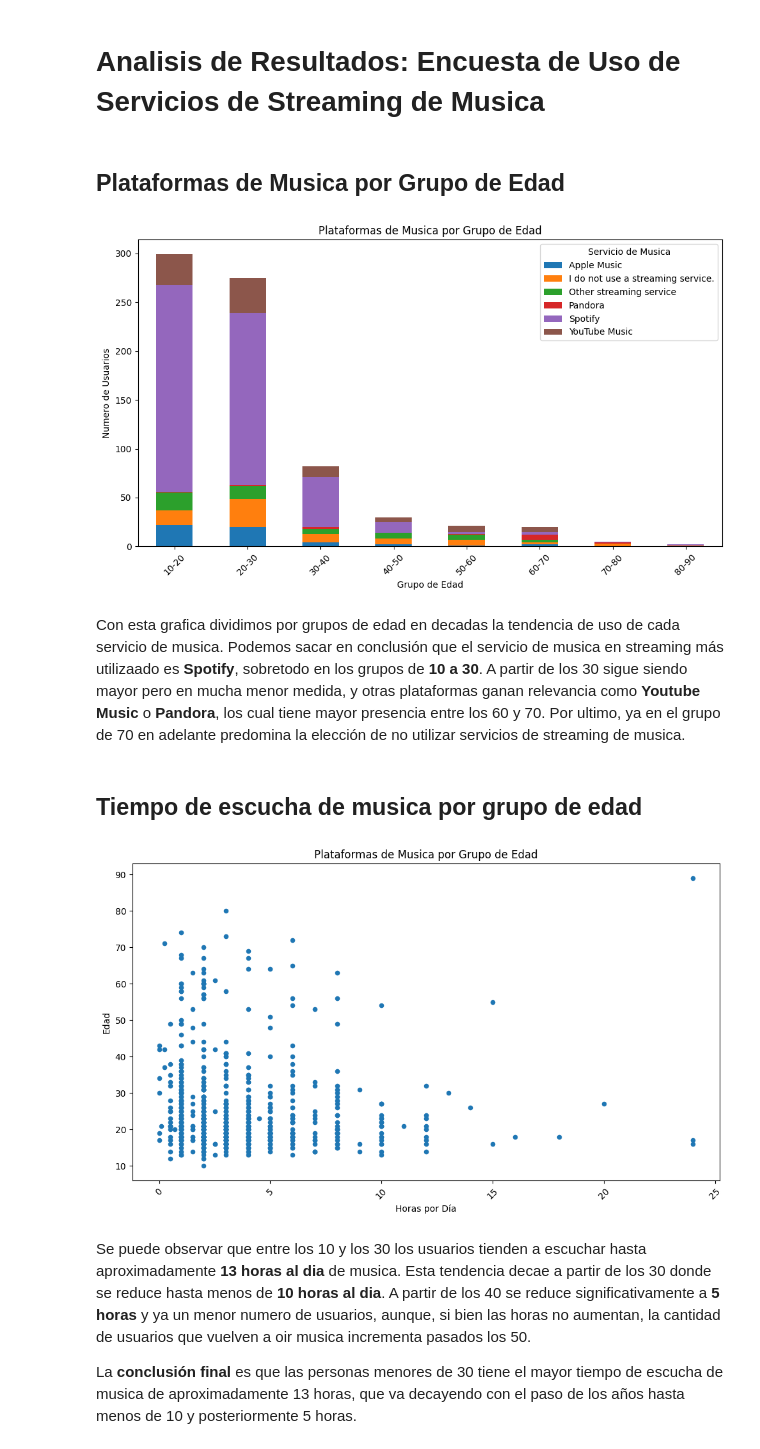
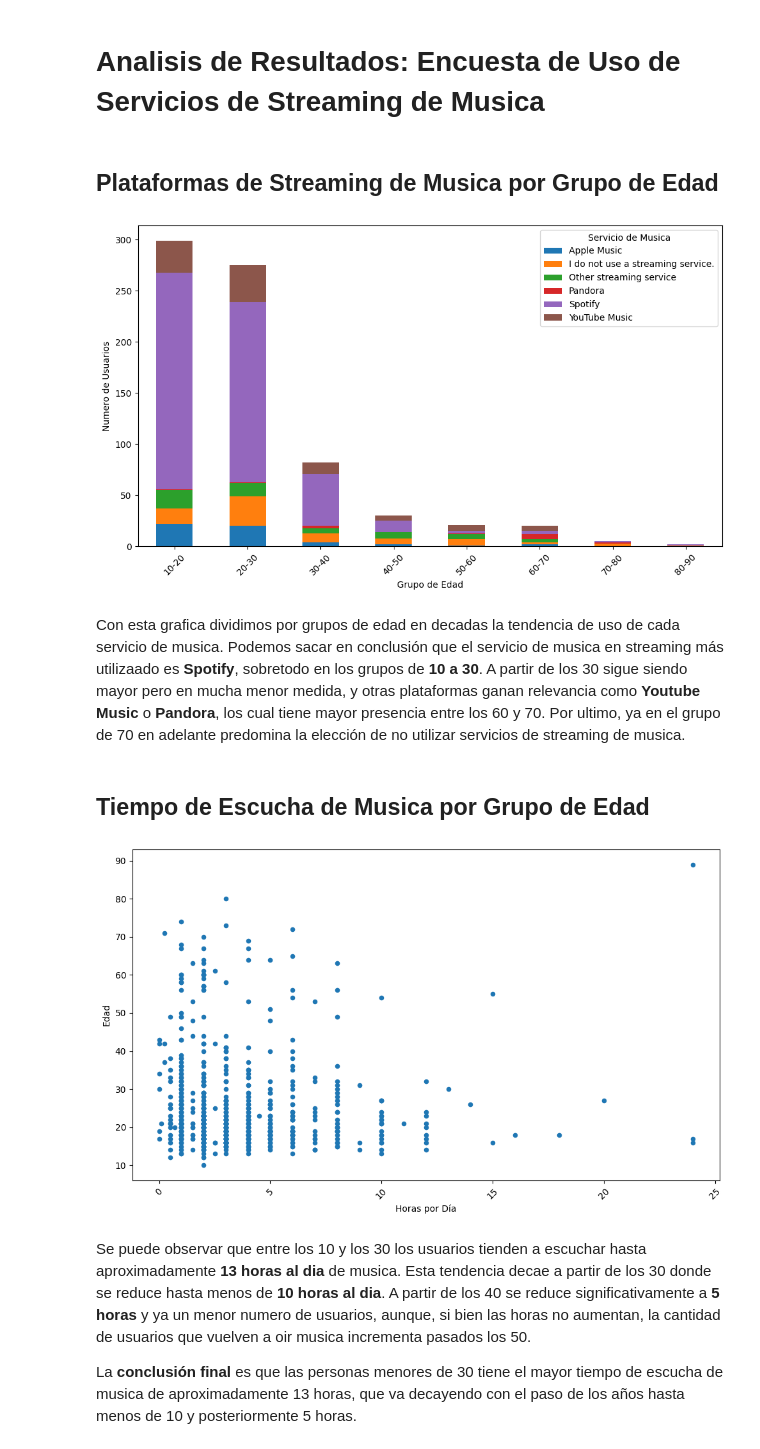
Before and after one commit to daobaa/M14Datasets, a Jupyter notebook: Project.ipynb, the cells around one changed output. Cells and saved outputs as stored; diff of their text form; code cells hidden in the pictures.

```diff
--- a/Project.ipynb
+++ b/Project.ipynb
@@ -1,41 +1,39 @@
 # %% [markdown]
 # Analisis de Resultados: Encuesta de Uso de Servicios de Streaming de Musica
 # %% [markdown]
-## Plataformas de Musica por Grupo de Edad
+## Plataformas de Streaming de Musica por Grupo de Edad
 # %%
 from imports import *
 
 bins = [0, 10, 20, 30, 40, 50, 60, 70, 80, 90]
 labels = ["0-10", "10-20", "20-30", "30-40", "40-50", "50-60", "60-70", "70-80", "80-90"]
 df['decada'] = pd.cut(df['Age'], bins=bins, labels=labels, right=False)
 
 platform_counts = df.groupby(['decada', 'Primary streaming service'], observed=True).size().unstack().fillna(0)
 
 platform_counts.plot(kind='bar', stacked=True, figsize=(10, 6))
 
-plt.title('Plataformas de Musica por Grupo de Edad')
 plt.xlabel('Grupo de Edad')
 plt.ylabel('Numero de Usuarios')
 plt.xticks(rotation=45)
 plt.legend(title='Servicio de Musica')
 plt.tight_layout()
 
 plt.show()
 # %% [output]
-[figure, old version]
+[figure, new version]
 # %% [markdown]
 Con esta grafica dividimos por grupos de edad en decadas la tendencia de uso de cada servicio de musica.
 Podemos sacar en conclusión que el servicio de musica en streaming más utilizaado es **Spotify**, sobretodo en los grupos de **10 a 30**.
 A partir de los 30 sigue siendo mayor pero en mucha menor medida, y otras plataformas ganan relevancia como **Youtube Music** o **Pandora**, los cual tiene mayor presencia entre los 60 y 70.
 Por ultimo, ya en el grupo de 70 en adelante predomina la elección de no utilizar servicios de streaming de musica.
 # %% [markdown]
-## Tiempo de escucha de musica por grupo de edad
+## Tiempo de Escucha de Musica por Grupo de Edad
 # %%
 from imports import *
 
 df.plot(kind='scatter', x='Hours per day', y='Age', figsize=(10, 6))
 
-plt.title('Plataformas de Musica por Grupo de Edad')
 plt.xlabel('Horas por Día')
 plt.ylabel('Edad')
 plt.xticks(rotation=45)
@@ -43,7 +41,7 @@ plt.tight_layout()
 
 plt.show()
 # %% [output]
-[figure, old version]
+[figure, new version]
 # %% [markdown]
 Se puede observar que entre los 10 y los 30 los usuarios tienden a escuchar hasta aproximadamente **13 horas al dia** de musica. Esta tendencia decae a partir de los 30 donde se reduce hasta menos de **10 horas al dia**. A partir de los 40 se reduce significativamente a **5 horas** y ya un menor numero de usuarios, aunque, si bien las horas no aumentan, la cantidad de usuarios que vuelven a oir musica incrementa pasados los 50.
 
```
Also changed, not shown: parts of 14 cells of this notebook.
